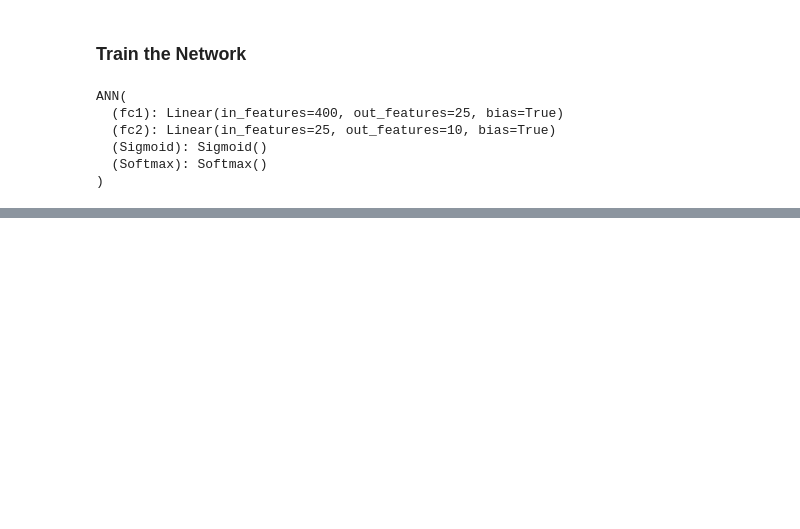
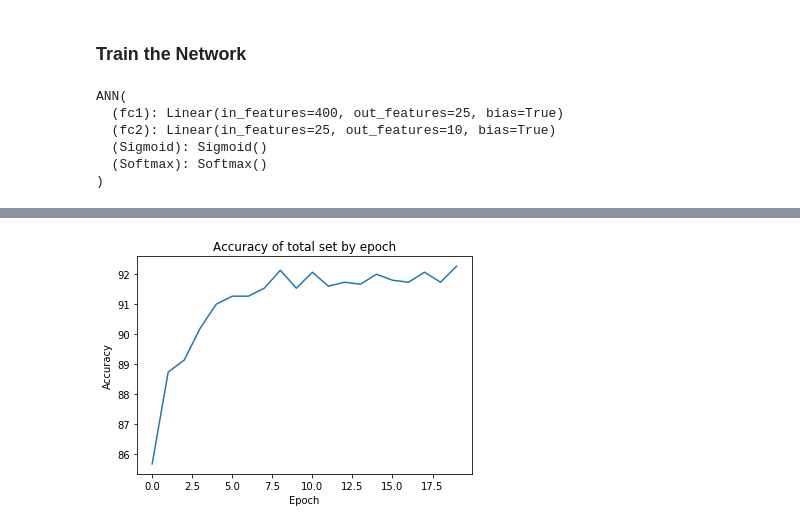
Before and after one commit to finnthedawg/ML_NeuralNetClassifier, a Jupyter notebook: ANNclassifier.ipynb, the cells around one changed output, grey strips where cells are left out. Cells and saved outputs as stored; diff of their text form; code cells hidden in the pictures; blank space fills up the shorter version.

```diff
--- a/ANNclassifier.ipynb
+++ b/ANNclassifier.ipynb
@@ -173,0 +231,2 @@ plt.show()
+# %%
+AccuracyCount, LossCount = train(classifier, X, y)
@@ -173,0 +244,9 @@ plt.show()
+# %%
+#Plot the accuracy gain
+plt.plot(AccuracyCount)
+plt.title('Accuracy of total set by epoch')
+plt.ylabel('Accuracy')
+plt.xlabel('Epoch')
+plt.show()
+# %% [output]
+[figure, added]
```
Also changed, not shown: parts of 39 cells of this notebook.
